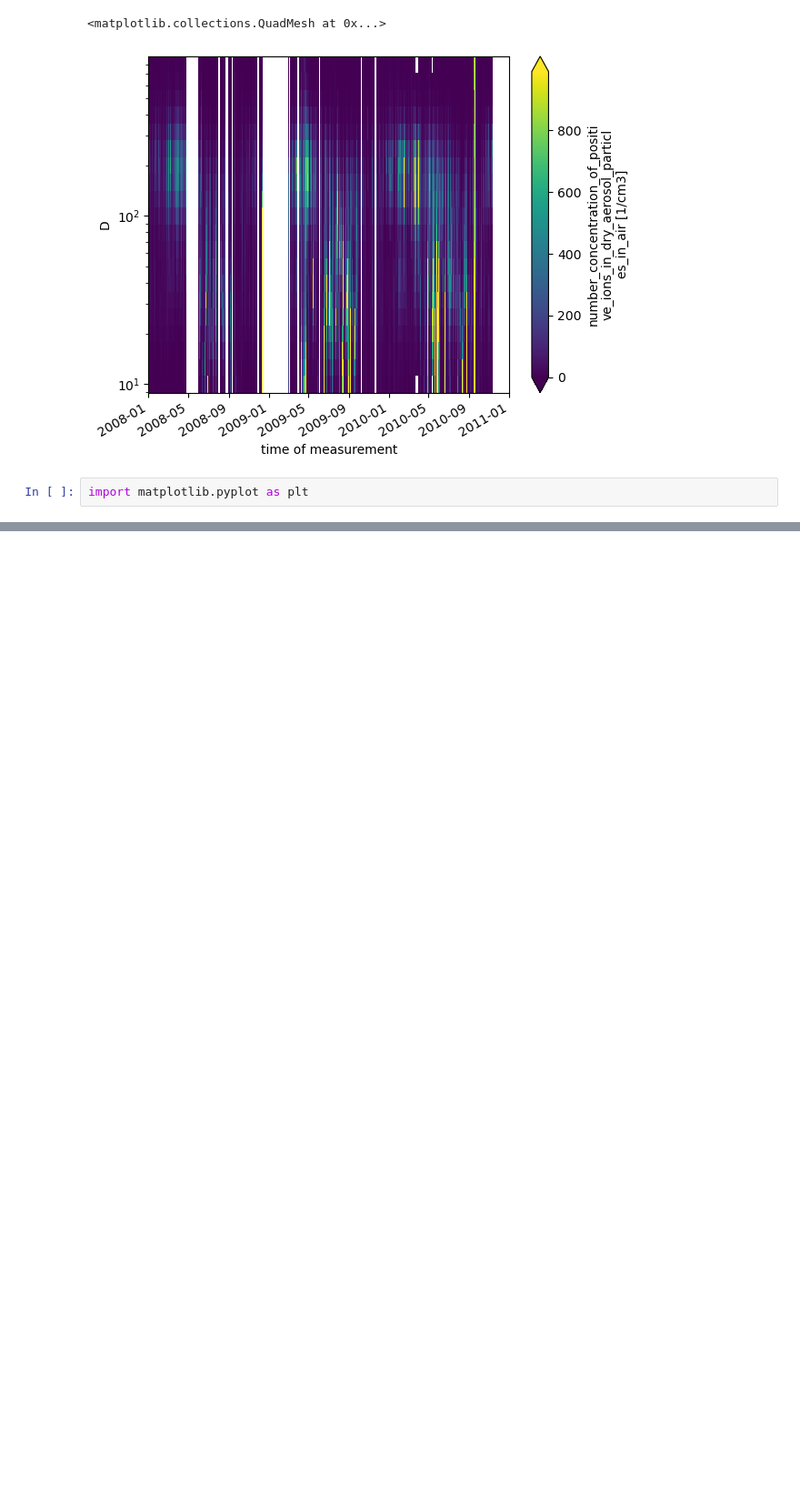
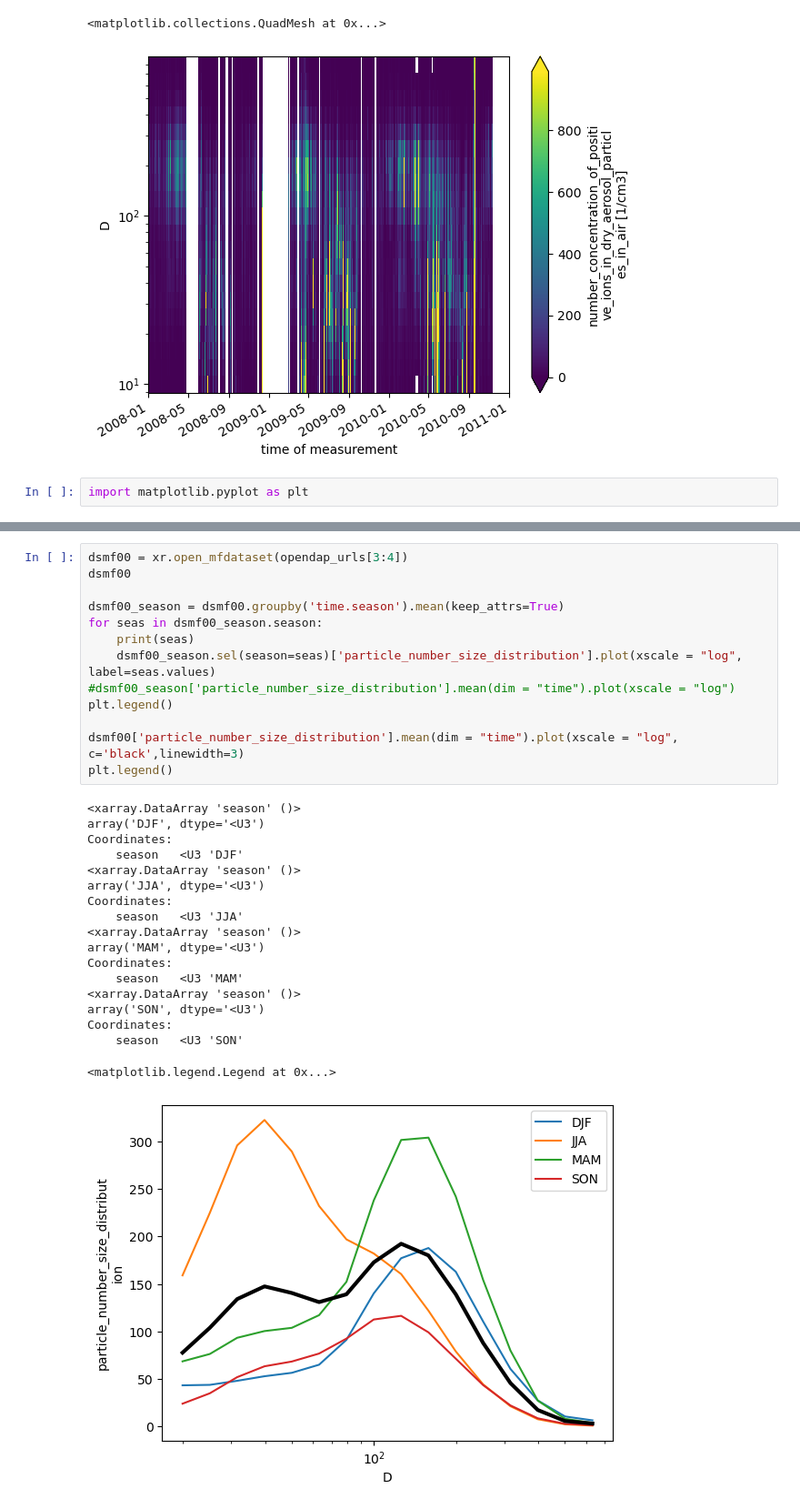
Before and after one commit to eScience-course/-Tjaernoe2022-group1, a Jupyter notebook: notebooks/Stefan/Seasonal Monthly.ipynb, the cells around one changed output, grey strips where cells are left out. Shown at 91% size. Saved outputs shown, nothing was run; the diff lists cells and outputs as text; blank space fills up the shorter version.

```diff
--- a/notebooks/Stefan/Seasonal Monthly.ipynb
+++ b/notebooks/Stefan/Seasonal Monthly.ipynb
@@ -150,0 +208,32 @@ Coordinates:
+# %%
+dsmf00 = xr.open_mfdataset(opendap_urls[3:4])
+dsmf00
+
+dsmf00_season = dsmf00.groupby('time.season').mean(keep_attrs=True)
+for seas in dsmf00_season.season:
+    print(seas)
+    dsmf00_season.sel(season=seas)['particle_number_size_distribution'].plot(xscale = "log", label=seas.values)
+#dsmf00_season['particle_number_size_distribution'].mean(dim = "time").plot(xscale = "log")
+plt.legend()
+
+dsmf00['particle_number_size_distribution'].mean(dim = "time").plot(xscale = "log", c='black',linewidth=3)
+plt.legend()
+# %% [output]
+<xarray.DataArray 'season' ()>
+array('DJF', dtype='<U3')
+Coordinates:
+    season   <U3 'DJF'
+<xarray.DataArray 'season' ()>
+array('JJA', dtype='<U3')
+Coordinates:
+    season   <U3 'JJA'
+<xarray.DataArray 'season' ()>
+array('MAM', dtype='<U3')
+Coordinates:
+    season   <U3 'MAM'
+<xarray.DataArray 'season' ()>
+array('SON', dtype='<U3')
+Coordinates:
+    season   <U3 'SON'
+<matplotlib.legend.Legend at 0x...>
+[figure, added]
```
Also changed, not shown: parts of 6 cells of this notebook, 2 other files.
